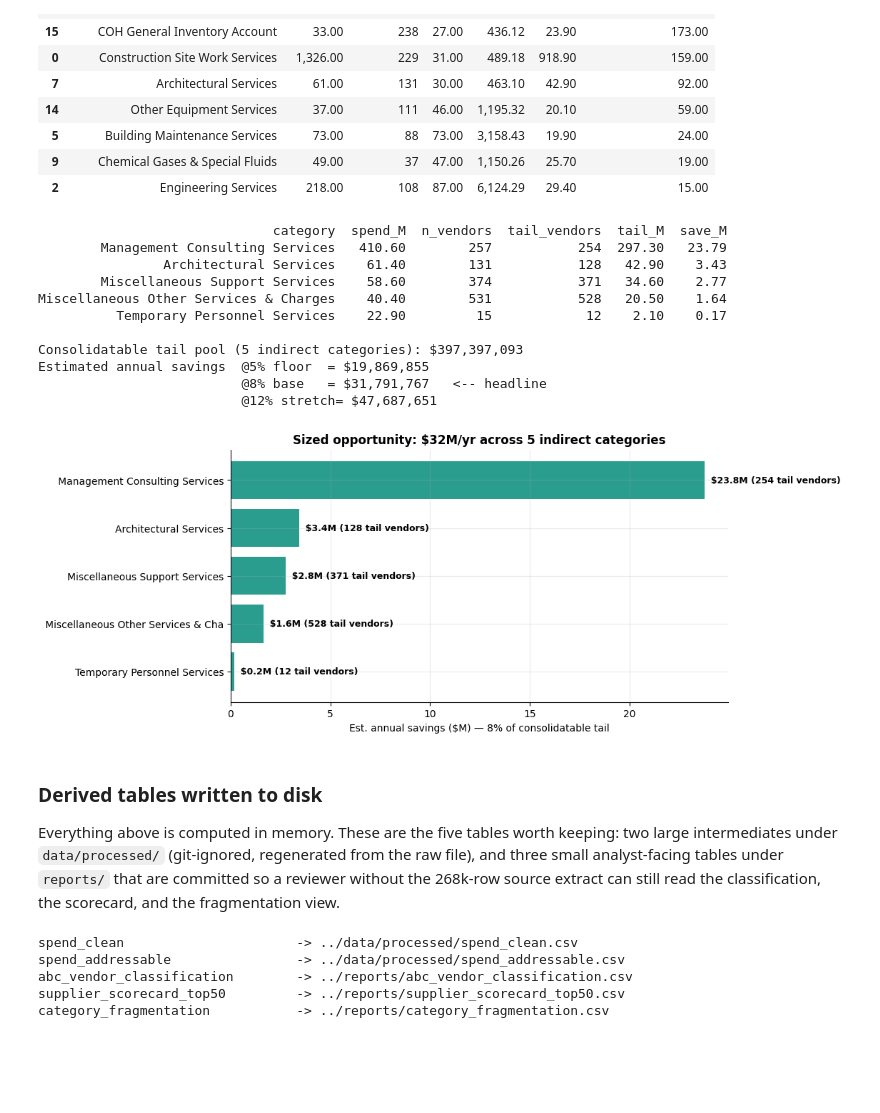
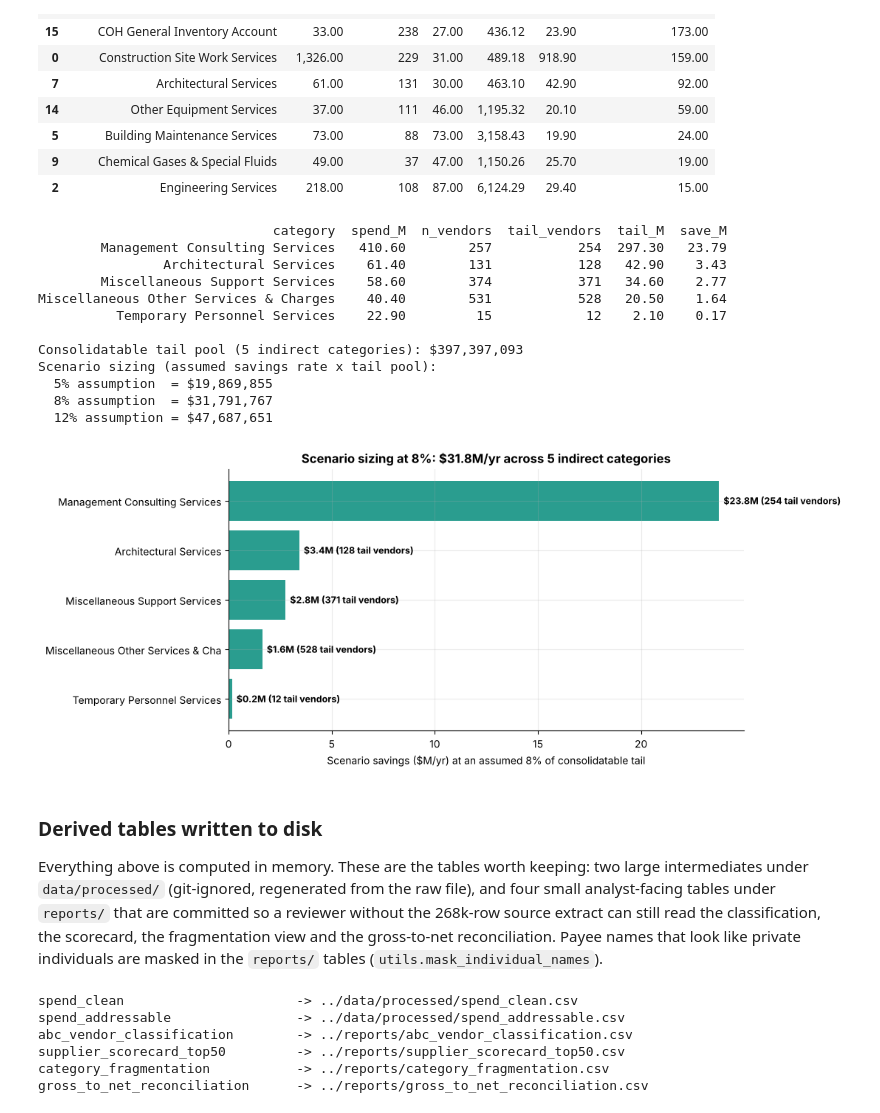
Before and after one commit to jordanshamu/procurement-spend-analytics, a Jupyter notebook: notebooks/procurement_spend_analysis.ipynb, the cells around one changed output. Drawn from its saved outputs; the diff is of its cells as text; code cells hidden in the pictures; blank space fills up the shorter version.

```diff
--- a/notebooks/procurement_spend_analysis.ipynb
+++ b/notebooks/procurement_spend_analysis.ipynb
@@ -457,9 +535,10 @@ S_disp=S.assign(spend_M=lambda d:(d['total_spend']/1e6).round(1),
 print(S_disp[['category','spend_M','n_vendors','tail_vendors','tail_M','save_M']].to_string(index=False))
 pool=S['tail_spend'].sum(); base=S['estimated_savings'].sum()
 print(f'\nConsolidatable tail pool (5 indirect categories): ${pool:,.0f}')
-print(f'Estimated annual savings  @5% floor  = ${pool*0.05:,.0f}')
-print(f'                          @8% base   = ${base:,.0f}   <-- headline')
-print(f'                          @12% stretch= ${pool*0.12:,.0f}')
+print('Scenario sizing (assumed savings rate x tail pool):')
+print(f'  5% assumption  = ${pool*0.05:,.0f}')
+print(f'  8% assumption  = ${base:,.0f}')
+print(f'  12% assumption = ${pool*0.12:,.0f}')
 # %% [output]
                               category  spend_M  n_vendors  tail_vendors  tail_M  save_M
         Management Consulting Services   410.60        257           254  297.30   23.79
@@ -469,27 +548,29 @@ Miscellaneous Other Services & Charges    40.40        531           528   20.50
           Temporary Personnel Services    22.90         15            12    2.10    0.17
 
 Consolidatable tail pool (5 indirect categories): $397,397,093
-Estimated annual savings  @5% floor  = $19,869,855
-                          @8% base   = $31,791,767   <-- headline
-                          @12% stretch= $47,687,651
+Scenario sizing (assumed savings rate x tail pool):
+  5% assumption  = $19,869,855
+  8% assumption  = $31,791,767
+  12% assumption = $47,687,651
 # %%
 fig,ax=plt.subplots(figsize=(9,4.6))
 Ss=S.sort_values('estimated_savings')
 ax.barh(Ss['category'].str.slice(0,34), Ss['estimated_savings']/1e6, color=GREEN)
 for i,(v,tv) in enumerate(zip(Ss['estimated_savings'],Ss['tail_vendors'])):
     ax.text(v/1e6,i,f'  ${v/1e6:.1f}M ({tv} tail vendors)',va='center',fontweight='bold',fontsize=9)
-ax.set_xlabel('Est. annual savings ($M) — 8% of consolidatable tail')
-ax.set_title(f'Sized opportunity: ${base/1e6:.0f}M/yr across 5 indirect categories'); plt.show()
+ax.set_xlabel('Scenario savings ($M/yr) at an assumed 8% of consolidatable tail')
+ax.set_title(f'Scenario sizing at 8%: ${base/1e6:.1f}M/yr across 5 indirect categories'); plt.show()
 # %% [output]
-[figure, old version]
+[figure, new version]
 # %% [markdown]
 ### Derived tables written to disk
 
-Everything above is computed in memory. These are the five tables worth keeping: two large
-intermediates under `data/processed/` (git-ignored, regenerated from the raw file), and three
+Everything above is computed in memory. These are the tables worth keeping: two large
+intermediates under `data/processed/` (git-ignored, regenerated from the raw file), and four
 small analyst-facing tables under `reports/` that are committed so a reviewer without the
-268k-row source extract can still read the classification, the scorecard, and the
-fragmentation view.
+268k-row source extract can still read the classification, the scorecard, the fragmentation
+view and the gross-to-net reconciliation. Payee names that look like private individuals are
+masked in the `reports/` tables (`utils.mask_individual_names`).
 # %%
 written = utils.export_tables(
     clean=df,
@@ -497,6 +578,7 @@ written = utils.export_tables(
     abc=abc,
     scorecard=utils.supplier_scorecard(addr),
     fragmentation=utils.fragmentation_table(addr, min_vendors=5),
+    reconciliation=recon,
 )
 for label, path in written.items():
     print(f'{label:32s} -> {path}')
@@ -506,3 +588,4 @@ spend_addressable                -> ../data/processed/spend_addressable.csv
 abc_vendor_classification        -> ../reports/abc_vendor_classification.csv
 supplier_scorecard_top50         -> ../reports/supplier_scorecard_top50.csv
 category_fragmentation           -> ../reports/category_fragmentation.csv
+gross_to_net_reconciliation      -> ../reports/gross_to_net_reconciliation.csv
```
Also changed, not shown: parts of 20 cells of this notebook, 15 other files.
